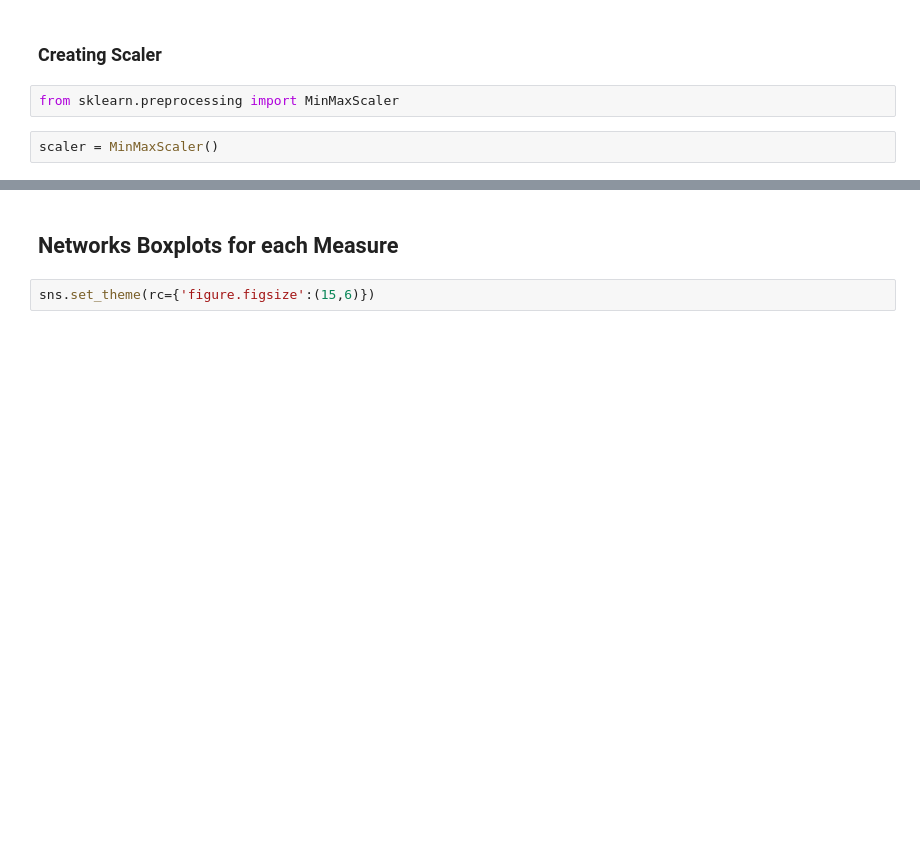
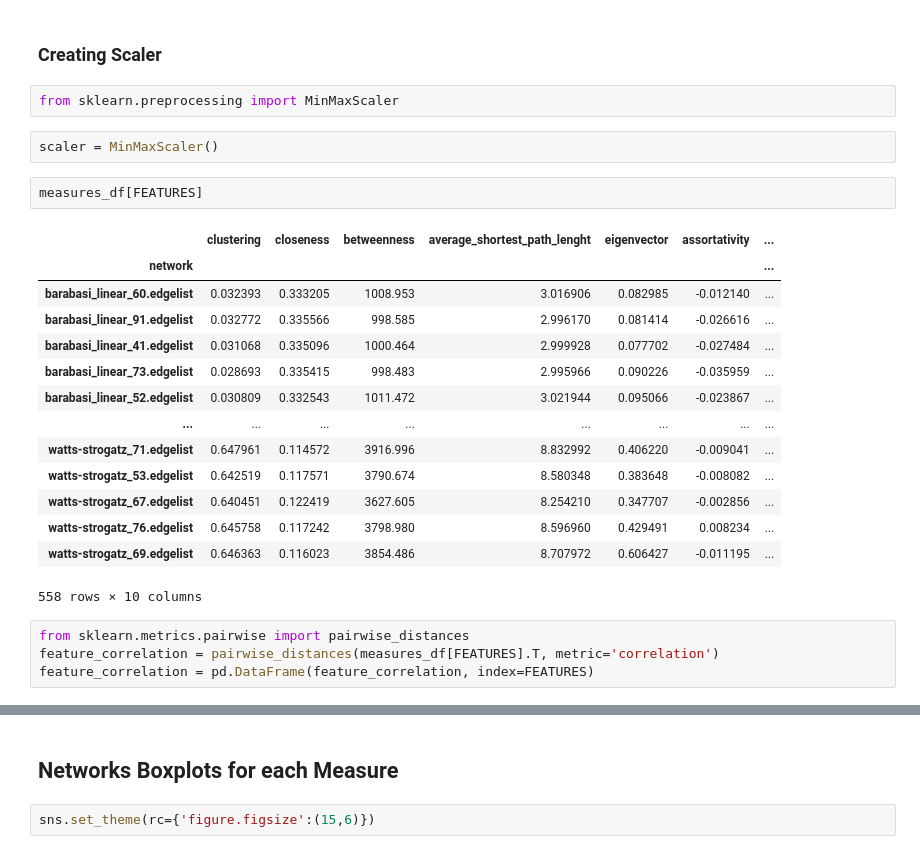
Before and after one commit to vitorfrois/SznajdNetworks, a Jupyter notebook: src/EDA.ipynb, the cells around one changed output, grey strips where cells are left out. Saved outputs shown, nothing was run; the diff lists cells and outputs as text; blank space fills up the shorter version.

```diff
--- a/src/EDA.ipynb
+++ b/src/EDA.ipynb
@@ -100,3 +101,24 @@ dataset
 from sklearn.preprocessing import MinMaxScaler
 # %%
 scaler = MinMaxScaler()
+# %%
+measures_df[FEATURES]
+# %% [output]
+|  | clustering | closeness | betweenness | average_shortest_path_lenght | eigenvector | assortativity | ... |
+| network |  |  |  |  |  |  | ... |
+| barabasi_linear_60.edgelist | 0.032393 | 0.333205 | 1008.953 | 3.016906 | 0.082985 | -0.012140 | ... |
+| barabasi_linear_91.edgelist | 0.032772 | 0.335566 | 998.585 | 2.996170 | 0.081414 | -0.026616 | ... |
+| barabasi_linear_41.edgelist | 0.031068 | 0.335096 | 1000.464 | 2.999928 | 0.077702 | -0.027484 | ... |
+| barabasi_linear_73.edgelist | 0.028693 | 0.335415 | 998.483 | 2.995966 | 0.090226 | -0.035959 | ... |
+| barabasi_linear_52.edgelist | 0.030809 | 0.332543 | 1011.472 | 3.021944 | 0.095066 | -0.023867 | ... |
+| ... | ... | ... | ... | ... | ... | ... | ... |
+| watts-strogatz_71.edgelist | 0.647961 | 0.114572 | 3916.996 | 8.832992 | 0.406220 | -0.009041 | ... |
+| watts-strogatz_53.edgelist | 0.642519 | 0.117571 | 3790.674 | 8.580348 | 0.383648 | -0.008082 | ... |
+| watts-strogatz_67.edgelist | 0.640451 | 0.122419 | 3627.605 | 8.254210 | 0.347707 | -0.002856 | ... |
+| watts-strogatz_76.edgelist | 0.645758 | 0.117242 | 3798.980 | 8.596960 | 0.429491 | 0.008234 | ... |
+| watts-strogatz_69.edgelist | 0.646363 | 0.116023 | 3854.486 | 8.707972 | 0.606427 | -0.011195 | ... |
+558 rows × 10 columns
+# %%
+from sklearn.metrics.pairwise import pairwise_distances
+feature_correlation = pairwise_distances(measures_df[FEATURES].T, metric='correlation')
+feature_correlation = pd.DataFrame(feature_correlation, index=FEATURES)
```
Also changed, not shown: parts of 2 cells of this notebook.
